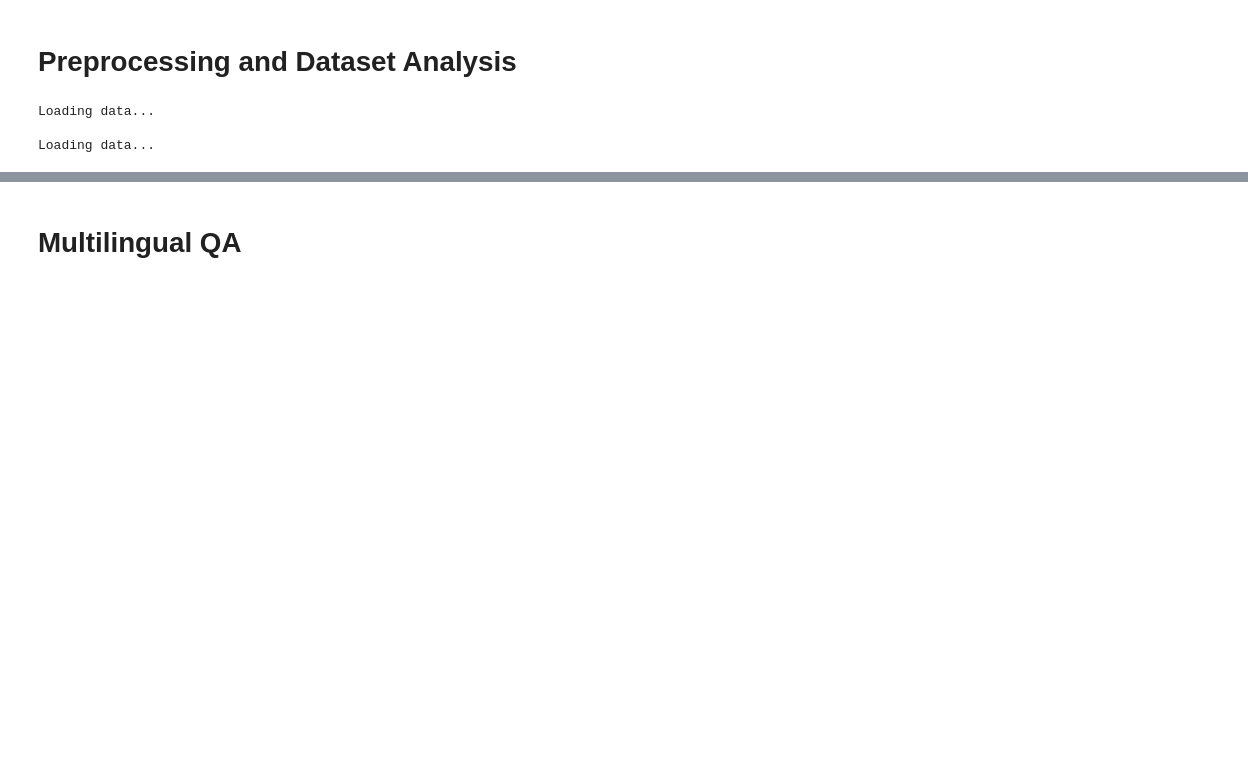
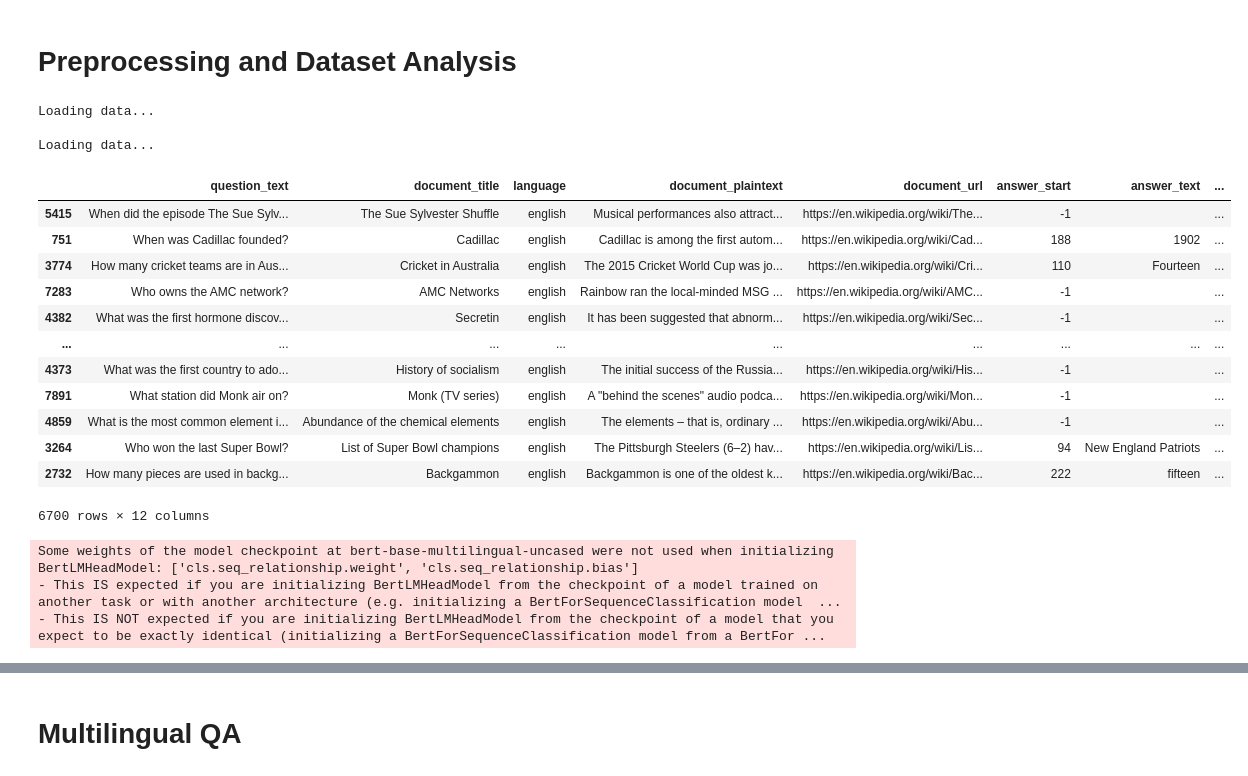
Before and after one commit to christianjensen2903/NLP-2022, a Jupyter notebook: multi-BQC.ipynb, the cells around one changed output, grey strips where cells are left out. Saved outputs shown, nothing was run; the diff lists cells and outputs as text; code cells hidden in the pictures; blank space fills up the shorter version.

```diff
--- a/multi-BQC.ipynb
+++ b/multi-BQC.ipynb
@@ -64,3 +67,19 @@ for language in languages:
 Loading data...
 
 Loading data...
+# %%
+all_data["english"]["train_data"]
+# %% [output]
+|  | question_text | document_title | language | document_plaintext | document_url | answer_start | answer_text | ... |
+| 5415 | When did the episode The Sue Sylv... | The Sue Sylvester Shuffle | english | Musical performances also attract... | https://en.wikipedia.org/wiki/The... | -1 |  | ... |
+| 751 | When was Cadillac founded? | Cadillac | english | Cadillac is among the first autom... | https://en.wikipedia.org/wiki/Cad... | 188 | 1902 | ... |
+| 3774 | How many cricket teams are in Aus... | Cricket in Australia | english | The 2015 Cricket World Cup was jo... | https://en.wikipedia.org/wiki/Cri... | 110 | Fourteen | ... |
+| 7283 | Who owns the AMC network? | AMC Networks | english | Rainbow ran the local-minded MSG ... | https://en.wikipedia.org/wiki/AMC... | -1 |  | ... |
+| 4382 | What was the first hormone discov... | Secretin | english | It has been suggested that abnorm... | https://en.wikipedia.org/wiki/Sec... | -1 |  | ... |
+| ... | ... | ... | ... | ... | ... | ... | ... | ... |
+| 4373 | What was the first country to ado... | History of socialism | english | The initial success of the Russia... | https://en.wikipedia.org/wiki/His... | -1 |  | ... |
+| 7891 | What station did Monk air on? | Monk (TV series) | english | A "behind the scenes" audio podca... | https://en.wikipedia.org/wiki/Mon... | -1 |  | ... |
+| 4859 | What is the most common element i... | Abundance of the chemical elements | english | The elements – that is, ordinary ... | https://en.wikipedia.org/wiki/Abu... | -1 |  | ... |
+| 3264 | Who won the last Super Bowl? | List of Super Bowl champions | english | The Pittsburgh Steelers (6–2) hav... | https://en.wikipedia.org/wiki/Lis... | 94 | New England Patriots | ... |
+| 2732 | How many pieces are used in backg... | Backgammon | english | Backgammon is one of the oldest k... | https://en.wikipedia.org/wiki/Bac... | 222 | fifteen | ... |
+6700 rows × 12 columns
@@ -66,0 +107,7 @@ Loading data...
+# %%
+tokenizer = BertTokenizer.from_pretrained('bert-base-multilingual-uncased')
+model = BertLMHeadModel.from_pretrained('bert-base-multilingual-uncased', is_decoder = True)
+# %% [output]
+Some weights of the model checkpoint at bert-base-multilingual-uncased were not used when initializing BertLMHeadModel: ['cls.seq_relationship.weight', 'cls.seq_relationship.bias']
+- This IS expected if you are initializing BertLMHeadModel from the checkpoint of a model trained on another task or with another architecture (e.g. initializing a BertForSequenceClassification model  ...
+- This IS NOT expected if you are initializing BertLMHeadModel from the checkpoint of a model that you expect to be exactly identical (initializing a BertForSequenceClassification model from a BertFor ...
```
Also changed, not shown: parts of 10 cells of this notebook, 1 other file.
